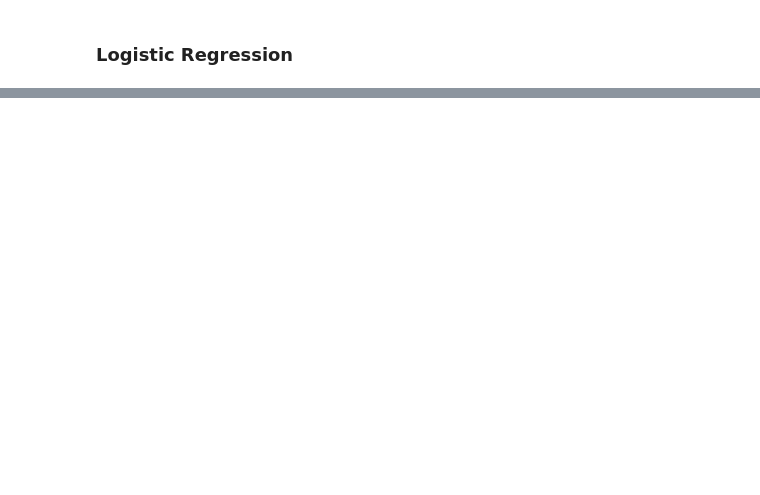
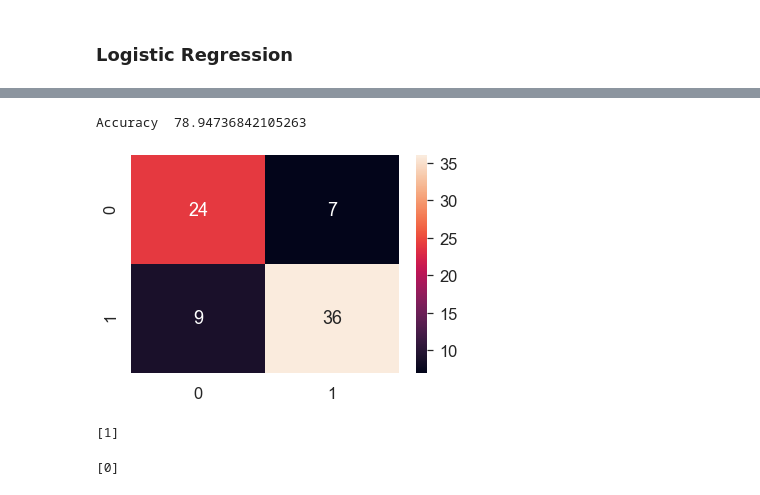
Before and after one commit to constantimi/Machine-Learning-Fundamentals, a Jupyter notebook: Heart Disease UCI/Heart Disease .ipynb, the cells around one changed output, grey strips where cells are left out. Cells and saved outputs as stored; diff of their text form; code cells hidden in the pictures; blank space fills up the shorter version.

```diff
--- a/Heart Disease UCI/Heart Disease .ipynb
+++ b/Heart Disease UCI/Heart Disease .ipynb
@@ -765,0 +768,29 @@ data.describe()
+# %%
+# Model using decision trees
+heart_model_dt = DecisionTreeClassifier()
+
+#fiting the model
+heart_model_dt.fit(X_train, y_train)
+
+#prediction
+dt_predictions = heart_model_dt.predict(X_test)
+
+#Accuracy
+print("Accuracy ", heart_model_dt.score(X_test, y_test)*100)
+
+#Plot the confusion matrix
+sns.set(font_scale=1.5)
+cm = confusion_matrix(dt_predictions, y_test)
+sns.heatmap(cm, annot=True, fmt='g')
+plt.show()
+# %% [output]
+Accuracy  78.94736842105263
+[figure, added]
+# %%
+print(heart_model_dt.predict([[63, 1, 3, 145, 233, 1, 0, 150, 0, 2.3, 0, 0, 1]]))
+# %% [output]
+[1]
+# %%
+print(heart_model_dt.predict([[65, 1, 0, 135, 254, 0, 0, 127, 0, 2.8, 1, 1, 3]]))
+# %% [output]
+[0]
```
Also changed, not shown: parts of 34 cells of this notebook.
